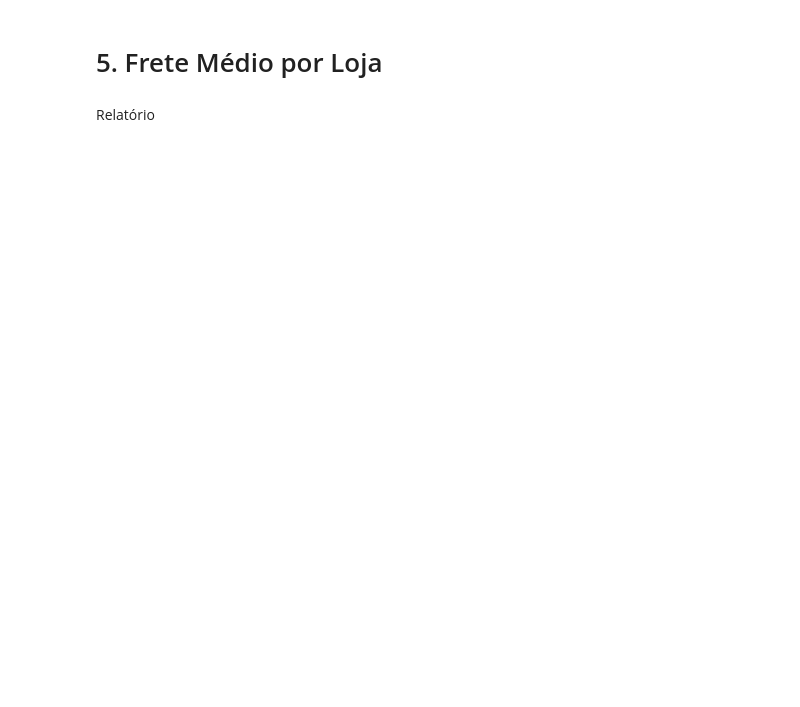
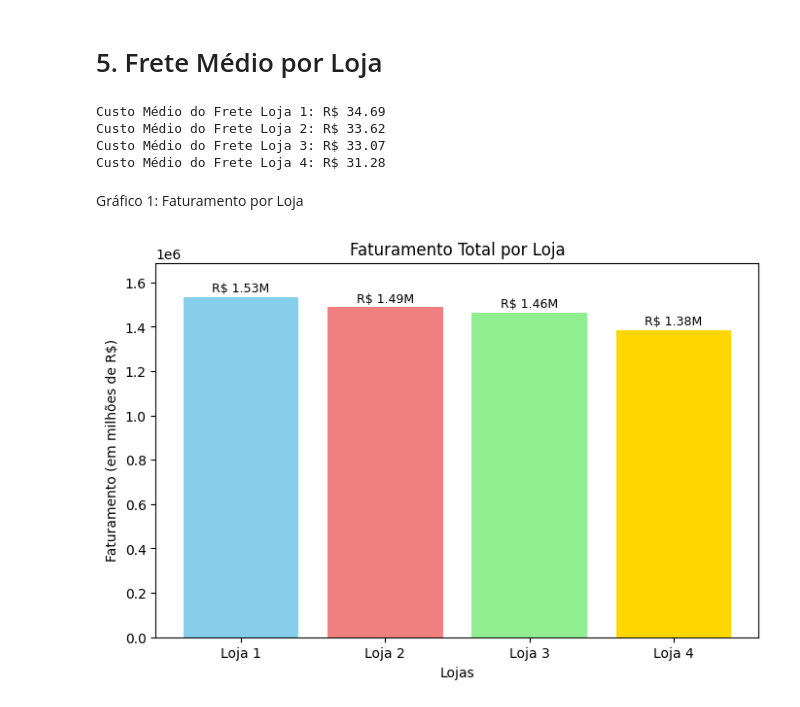
Before and after one commit to SueliHora/Challege-Data-Science-Latam, a Jupyter notebook: AluraStoreBr.ipynb, the cells around one changed output. Cells and saved outputs as stored; diff of their text form; code cells hidden in the pictures; blank space fills up the shorter version.

```diff
--- a/AluraStoreBr.ipynb
+++ b/AluraStoreBr.ipynb
@@ -25,3 +25,15 @@ loja.head()
 | 4 | Cadeira de escritório | moveis | 446.99 | 26.964689 | 07/11/2020 | Larissa Alves | MG | ... |
 # %% [markdown]
 #1. Análise do faturamento
+# %%
+# Calculo faturamento total para cada loja
+faturamento_loja1 = loja['Preço'].sum()
+faturamento_loja2 = loja2['Preço'].sum()
+faturamento_loja3 = loja3['Preço'].sum()
+faturamento_loja4 = loja4['Preço'].sum()
+
+# Imprime os resultados para visualização
+print(f"Faturamento Loja 1: R$ {faturamento_loja1:.2f}")
+print(f"Faturamento Loja 2: R$ {faturamento_loja2:.2f}")
+print(f"Faturamento Loja 3: R$ {faturamento_loja3:.2f}")
+print(f"Faturamento Loja 4: R$ {faturamento_loja4:.2f}")
@@ -34,4 +149,48 @@ loja.head()
 # %% [markdown]
 # 5. Frete Médio por Loja
-# %% [markdown]
-Relatório
+# %%
+# Calcular o custo médio do frete para cada loja (Métrica 5)
+media_frete_loja1 = loja['Frete'].mean()
+media_frete_loja2 = loja2['Frete'].mean()
+media_frete_loja3 = loja3['Frete'].mean()
+media_frete_loja4 = loja4['Frete'].mean()
+
+# Imprimir as médias de frete
+print(f"Custo Médio do Frete Loja 1: R$ {media_frete_loja1:.2f}")
+print(f"Custo Médio do Frete Loja 2: R$ {media_frete_loja2:.2f}")
+print(f"Custo Médio do Frete Loja 3: R$ {media_frete_loja3:.2f}")
+print(f"Custo Médio do Frete Loja 4: R$ {media_frete_loja4:.2f}")
+# %% [output]
+Custo Médio do Frete Loja 1: R$ 34.69
+Custo Médio do Frete Loja 2: R$ 33.62
+Custo Médio do Frete Loja 3: R$ 33.07
+Custo Médio do Frete Loja 4: R$ 31.28
+# %% [markdown]
+Gráfico 1: Faturamento por Loja
+# %%
+import matplotlib.pyplot as plt
+
+# Dados para o gráfico de faturamento
+lojas_nomes = ['Loja 1', 'Loja 2', 'Loja 3', 'Loja 4']
+faturamentos = [faturamento_loja1, faturamento_loja2, faturamento_loja3, faturamento_loja4]
+
+# Criar o gráfico de barras
+plt.figure(figsize=(8, 5)) # Define o tamanho da figura (opcional, ajusta a aparência)
+plt.bar(lojas_nomes, faturamentos, color=['skyblue', 'lightcoral', 'lightgreen', 'gold']) # Cria as barras com cores diferentes
+
+# Adicionar título e rótulos aos eixos
+plt.title('Faturamento Total por Loja')
+plt.xlabel('Lojas')
+plt.ylabel('Faturamento (em milhões de R$)')
+
+# Adicionar rótulos de dados (valores) acima das barras (opcional, mas útil)
+for i, v in enumerate(faturamentos):
+    plt.text(i, v + 10000, f'R$ {v/1e6:.2f}M', ha='center', va='bottom', fontsize=9) # Formata para milhões
+
+# Ajustar o eixo Y para melhor visualização (opcional)
+plt.ylim(0, max(faturamentos) * 1.1) # Define o limite do eixo Y um pouco acima do maior valor
+
+# Exibir o gráfico
+plt.show()
+# %% [output]
+[figure, added]
```
Also changed, not shown: parts of 9 cells of this notebook.
